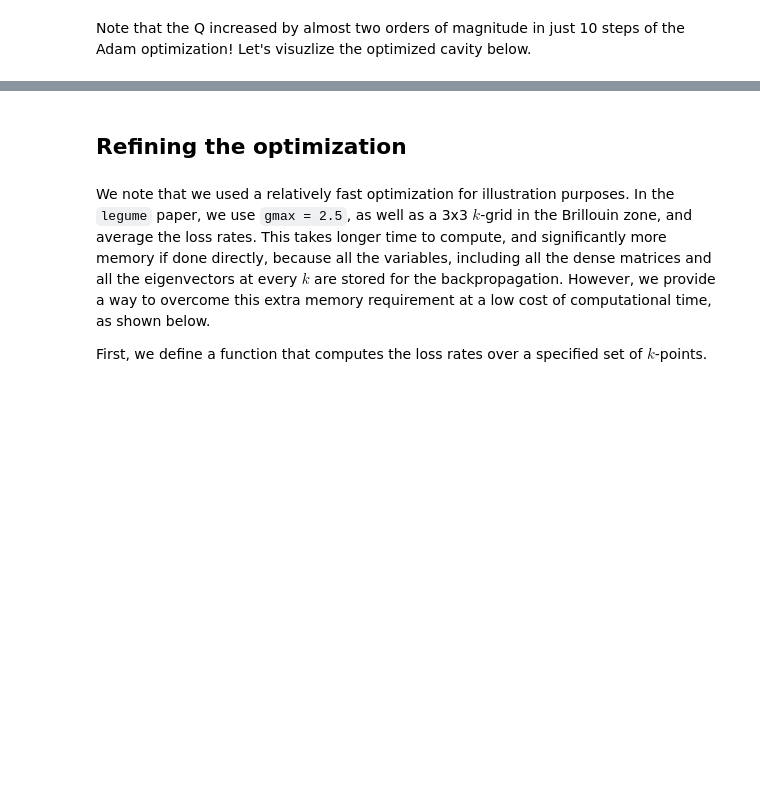
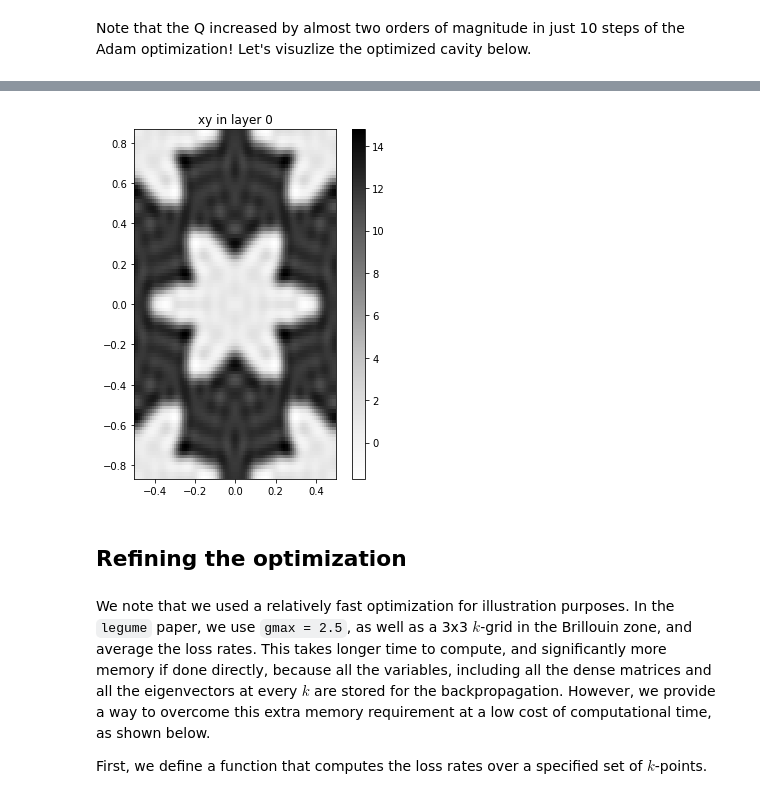
Before and after one commit to fancompute/legume, a Jupyter notebook: docs/examples/07_Zero_index_BICs_with_GME.ipynb, the cells around one changed output, grey strips where cells are left out. Drawn from its saved outputs; the diff is of its cells as text; code cells hidden in the pictures; blank space fills up the shorter version.

```diff
--- a/docs/examples/07_Zero_index_BICs_with_GME.ipynb
+++ b/docs/examples/07_Zero_index_BICs_with_GME.ipynb
@@ -183,3 +225,7 @@ Cavity quality factor: 460971.43
+# %%
+legume.viz.eps_ft(gme)
+# %% [output]
+[figure, added]
 # %% [markdown]
 ## Refining the optimization
 # %% [markdown]
```
Also changed, not shown: parts of 8 cells of this notebook.
